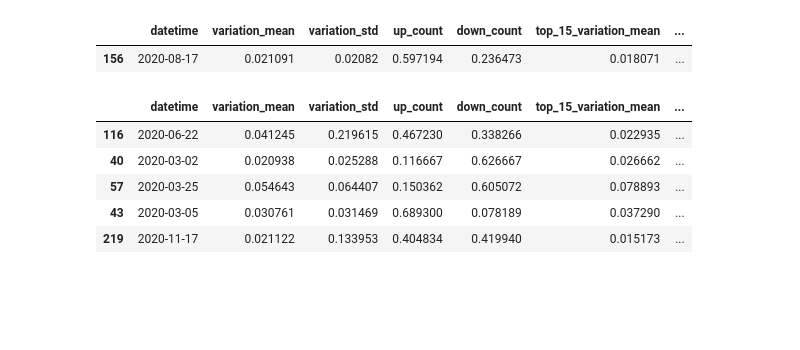
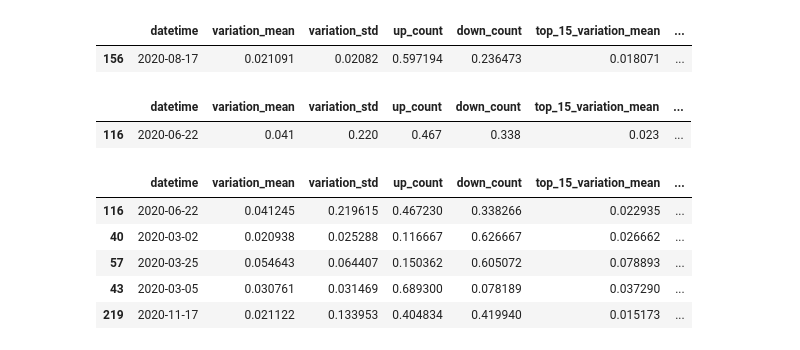
Before and after one commit to tiagoColli/tcc, a Jupyter notebook: data_exploration.ipynb, the cells around one changed output. Drawn from its saved outputs; the diff is of its cells as text; code cells hidden in the pictures; blank space fills up the shorter version.

```diff
--- a/data_exploration.ipynb
+++ b/data_exploration.ipynb
@@ -393,6 +394,11 @@ df_2020_lof.loc[df_2020_lof['LOF_predictions'] == 1].sort_values(by=['LOF_score'
 # %% [output]
 |  | datetime | variation_mean | variation_std | up_count | down_count | top_15_variation_mean | ... |
 | 156 | 2020-08-17 | 0.021091 | 0.02082 | 0.597194 | 0.236473 | 0.018071 | ... |
+# %%
+df_2020_lof.sort_values(by=['LOF_score']).head(1)
+# %% [output]
+|  | datetime | variation_mean | variation_std | up_count | down_count | top_15_variation_mean | ... |
+| 116 | 2020-06-22 | 0.041 | 0.220 | 0.467 | 0.338 | 0.023 | ... |
 # %%
 df_2020_lof.sort_values(by=['LOF_score']).head(5)
 # %% [output]
```
Also changed, not shown: parts of 8 cells of this notebook, 4 other files.
